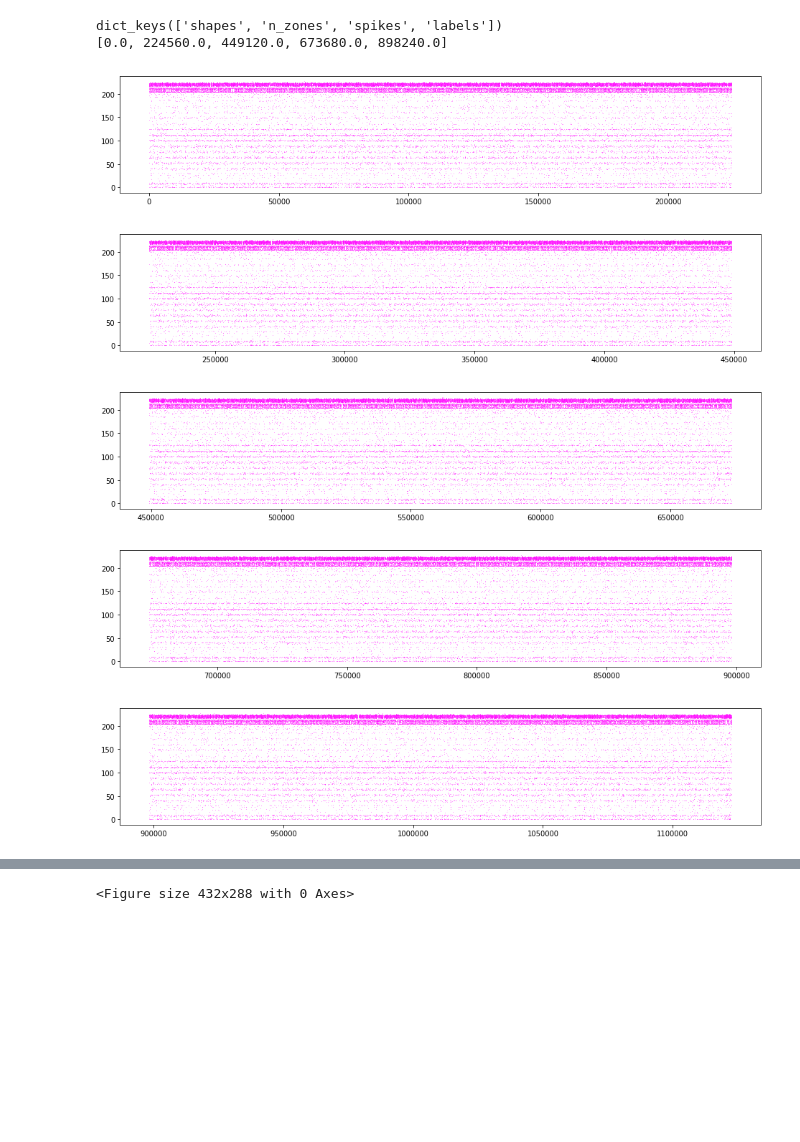
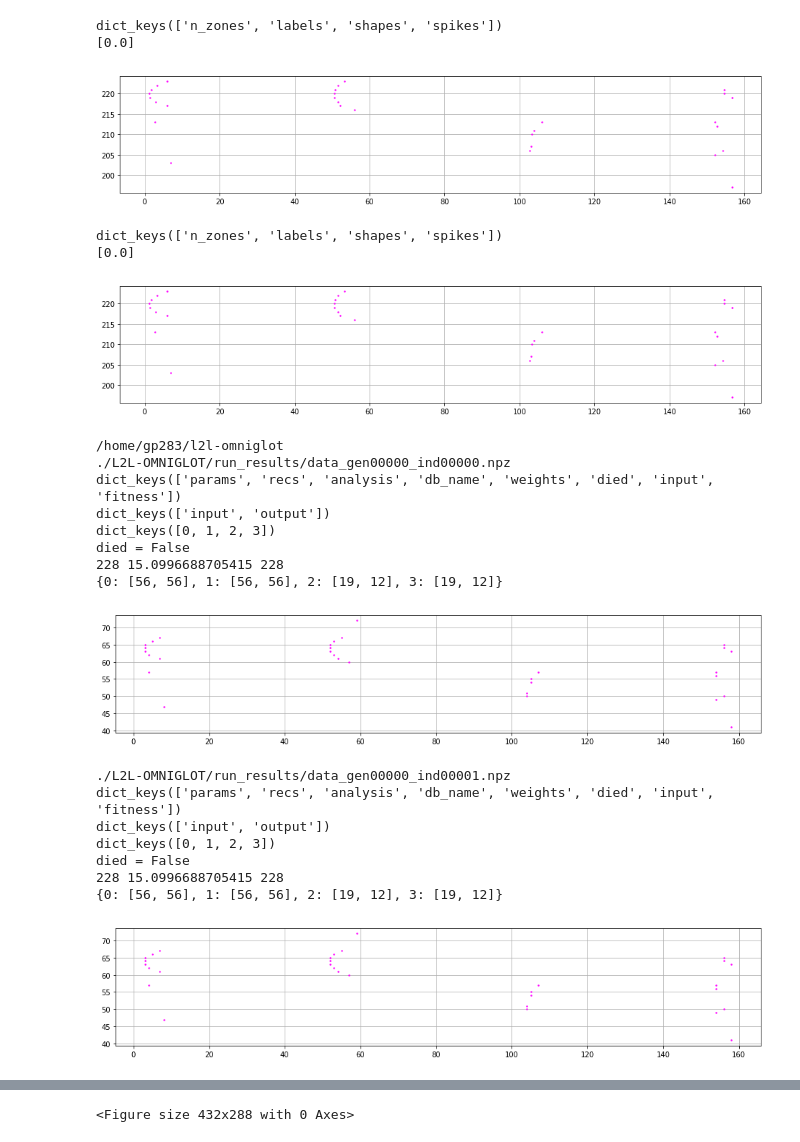
Before and after one commit to oyvinht/l2l-omniglot, a Jupyter notebook: classifier_on_outputs.ipynb, the cells around one changed output, grey strips where cells are left out. Cells and saved outputs as stored; diff of their text form; code cells hidden in the pictures; blank space fills up the shorter version.

```diff
--- a/classifier_on_outputs.ipynb
+++ b/classifier_on_outputs.ipynb
@@ -138,36 +138,91 @@ for f in result_files:
 # %%
 result_files = sorted(glob('./L2L-OMNIGLOT/run_results/*.npz'))
 c = ['red', 'green', 'blue', 'magenta']
-for f in result_files[-1:]:
+for f in result_files[-10:]:
     tmp = to_dict( np.load(f, allow_pickle=True) )
     inputs = tmp['input']
     print(inputs.keys())
     spikes = inputs['spikes']
     print(sorted(spikes.keys()))
 
 #     print(inputs['spikes'])
     for st in sorted(spikes.keys()):
 
         for layer in spikes[st]:
             if layer > 2:
                 plt.figure(figsize=(16, 3))
                 for nid, times in enumerate(spikes[st][layer]):
-                    plt.plot(times, np.ones_like(times) * nid,
-                             marker='.', markersize=1, color=c[layer],
+                    if nid < 190:
+                        continue
+                    ts = np.array(times)
+                    ttt = ts[ts < 200.0]
+            #         ttt = ts
+                    plt.plot(ttt, np.ones_like(ttt) * nid,
+                             marker='.', markersize=5, color=c[layer],
                              linestyle='none', markeredgewidth=0)
-
+                plt.grid()
             plt.show()
 #     for k in spks:
 #         if len(k):
 #             print(np.min(k), np.max(k))
 # %% [output]
-dict_keys(['shapes', 'n_zones', 'spikes', 'labels'])
-[0.0, 224560.0, 449120.0, 673680.0, 898240.0]
+dict_keys(['n_zones', 'labels', 'shapes', 'spikes'])
+[0.0]
-[figure, old version]
+[figure, new version]
+dict_keys(['n_zones', 'labels', 'shapes', 'spikes'])
+[0.0]
-[figure, old version]
+[figure, new version]
-[figure, removed]
-[figure, removed]
-[figure, removed]
+# %%
+result_files = sorted(glob('./L2L-OMNIGLOT/run_results/*.npz'))
+print(os.getcwd())
+c = ['red', 'green', 'blue', 'magenta']
+for f in result_files[-10:]:
+    print(f)
+    tmp = to_dict( np.load(f, allow_pickle=True) )
+
+    print(tmp.keys())
+    print(tmp['recs'].keys())
+    print(tmp['recs']['input'].keys())
+
+    print('died = {}'.format(tmp['died']))
+
+    spks = tmp['recs']['input'][3]['spikes']
+    print(len(spks), np.sqrt(len(spks)), 19*12)
+    print(tmp['input']['shapes'])
+
+    plt.figure(figsize=(16, 3))
+    for nid, times in enumerate(spks):
+        if nid < 40 or nid > 75:
+            continue
+        ts = np.array(times)
+        ttt = ts[ts < 200.0]
+#         ttt = ts
+        plt.plot(ttt, np.ones_like(ttt) * nid,
+                 marker='.', markersize=5, color=c[layer],
+                 linestyle='none', markeredgewidth=0)
+    plt.grid()
+    plt.show()
+#     for k in spks:
+#         if len(k):
+#             print(np.min(k), np.max(k))
+# %% [output]
+/home/gp283/l2l-omniglot
+./L2L-OMNIGLOT/run_results/data_gen00000_ind00000.npz
+dict_keys(['params', 'recs', 'analysis', 'db_name', 'weights', 'died', 'input', 'fitness'])
+dict_keys(['input', 'output'])
+dict_keys([0, 1, 2, 3])
+died = False
+228 15.0996688705415 228
+{0: [56, 56], 1: [56, 56], 2: [19, 12], 3: [19, 12]}
+[figure, added]
+./L2L-OMNIGLOT/run_results/data_gen00000_ind00001.npz
+dict_keys(['params', 'recs', 'analysis', 'db_name', 'weights', 'died', 'input', 'fitness'])
+dict_keys(['input', 'output'])
+dict_keys([0, 1, 2, 3])
+died = False
+228 15.0996688705415 228
+{0: [56, 56], 1: [56, 56], 2: [19, 12], 3: [19, 12]}
+[figure, added]
 # %%
 result_files = sorted(glob('./L2L-OMNIGLOT/run_results/*.npz'))
 print(os.getcwd())
```
Also changed, not shown: parts of 2 cells of this notebook, 3 other files.
